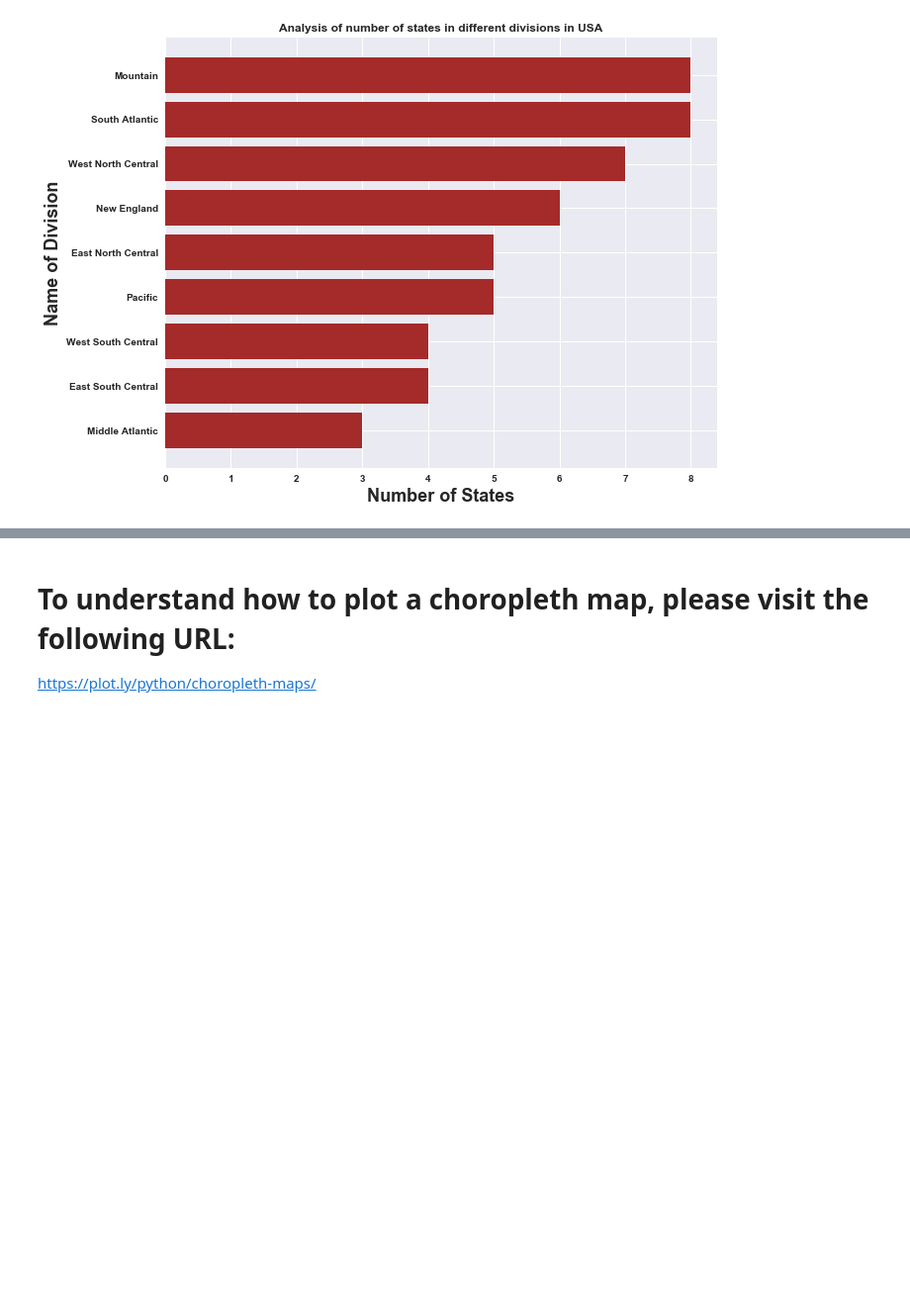
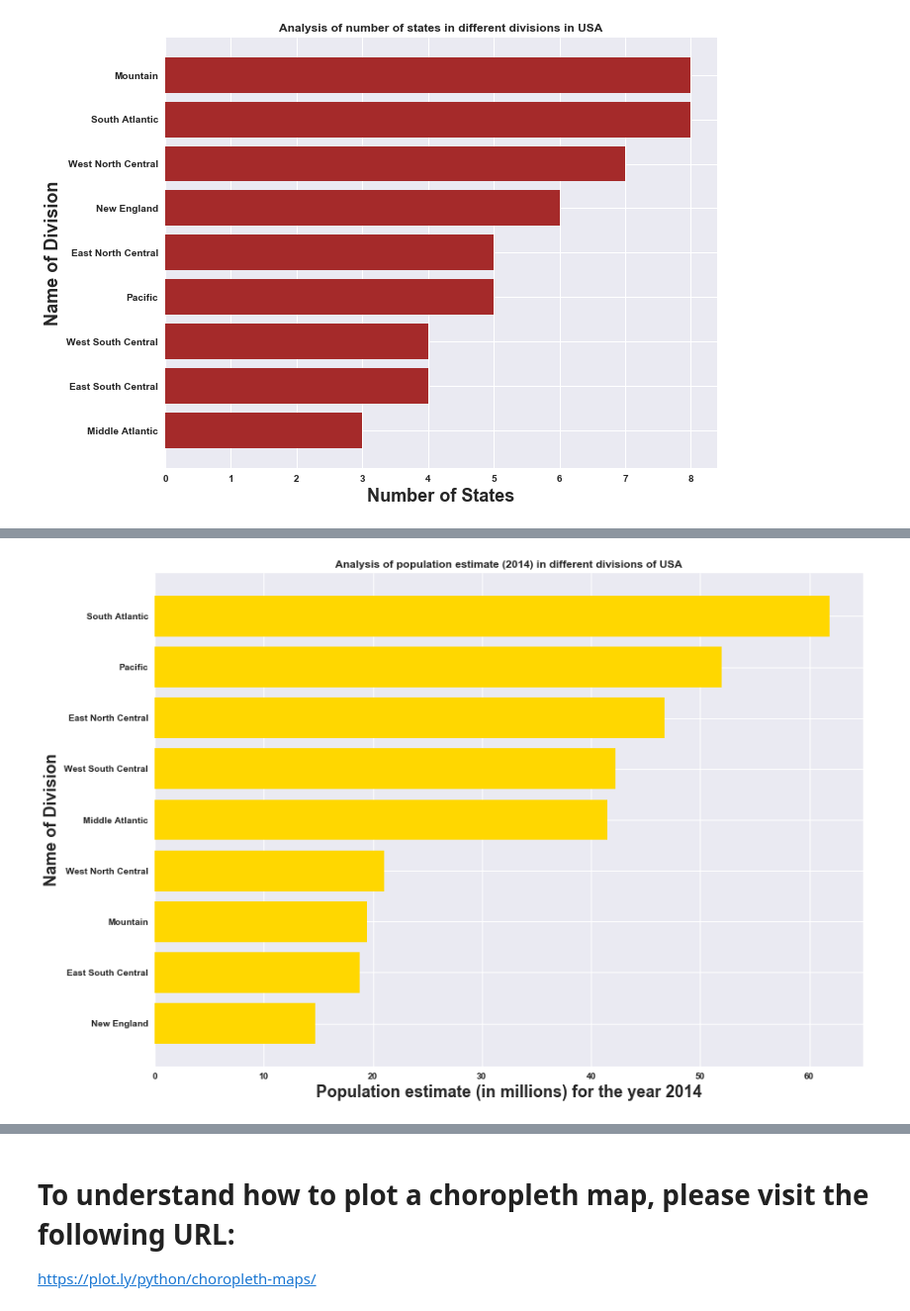
Before and after one commit to bodhisattamaiti25/projects-data-science, a Jupyter notebook: US_Energy_Economic_Census_Data_Analysis/US_Energy_Economic_Census_Data_Analysis.ipynb, the cells around one changed output, grey strips where cells are left out. Shown at 99% size. Cells and saved outputs as stored; diff of their text form; code cells hidden in the pictures; blank space fills up the shorter version.

```diff
--- a/US_Energy_Economic_Census_Data_Analysis/US_Energy_Economic_Census_Data_Analysis.ipynb
+++ b/US_Energy_Economic_Census_Data_Analysis/US_Energy_Economic_Census_Data_Analysis.ipynb
@@ -191,0 +234,10 @@ generate_horizontalBarChart(ax2, np.arange(len(divisions)), states_in_division_c
+# %%
+unzip_popestimate2014_division_data = zip(*popestimate2014_vals)
+divisions_popestimate2014 = unzip_popestimate2014_division_data[0]
+popestimate2014_in_division_val = unzip_popestimate2014_division_data[1]
+
+pylab.rcParams['figure.figsize'] = 14, 10
+fig4, ax4 = plt.subplots()
+generate_horizontalBarChart(ax4, np.arange(len(divisions_popestimate2014)), popestimate2014_in_division_val, 'gold', divisions_popestimate2014, 'Population estimate (in millions) for the year 2014', 'Name of Division', 'Analysis of population estimate (2014) in different divisions of USA', 0)
+# %% [output]
+[figure, added]
```
Also changed, not shown: parts of 6 cells of this notebook.
